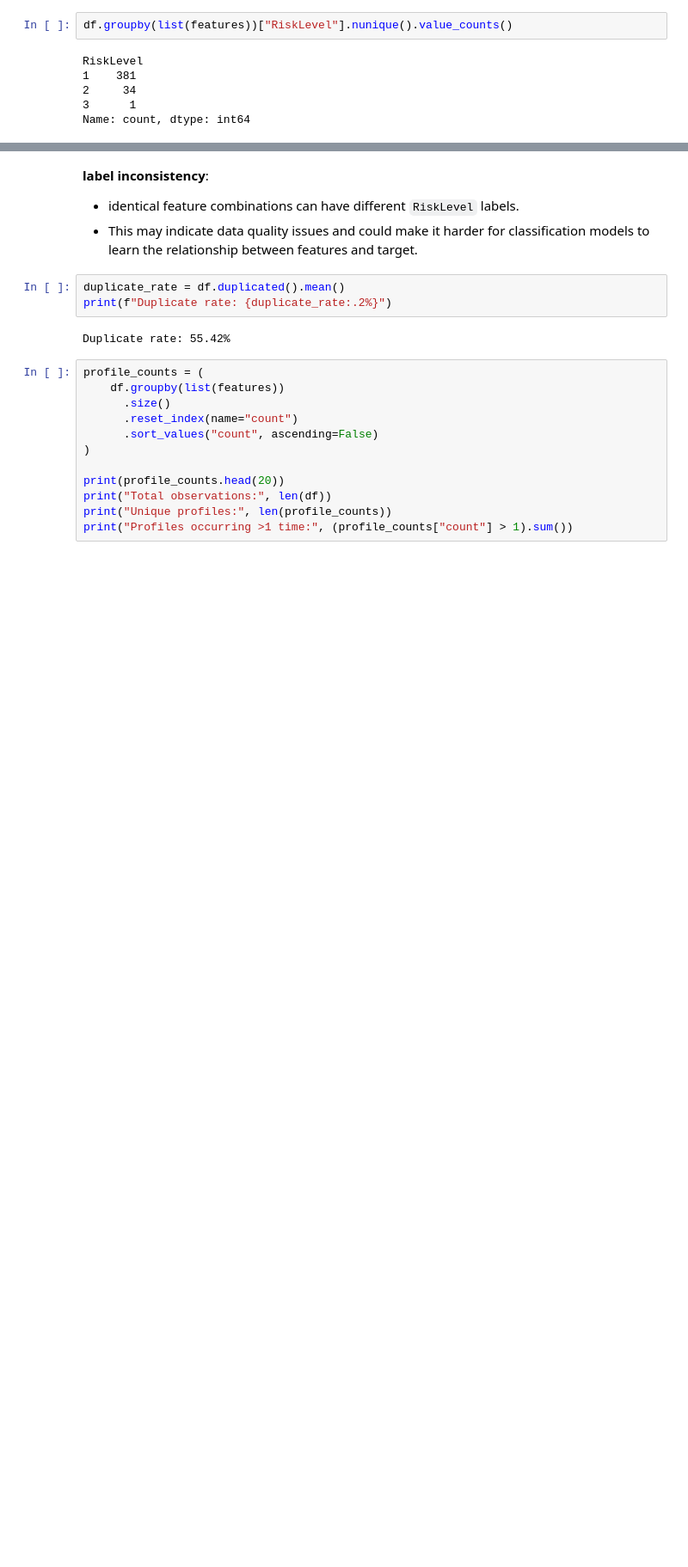
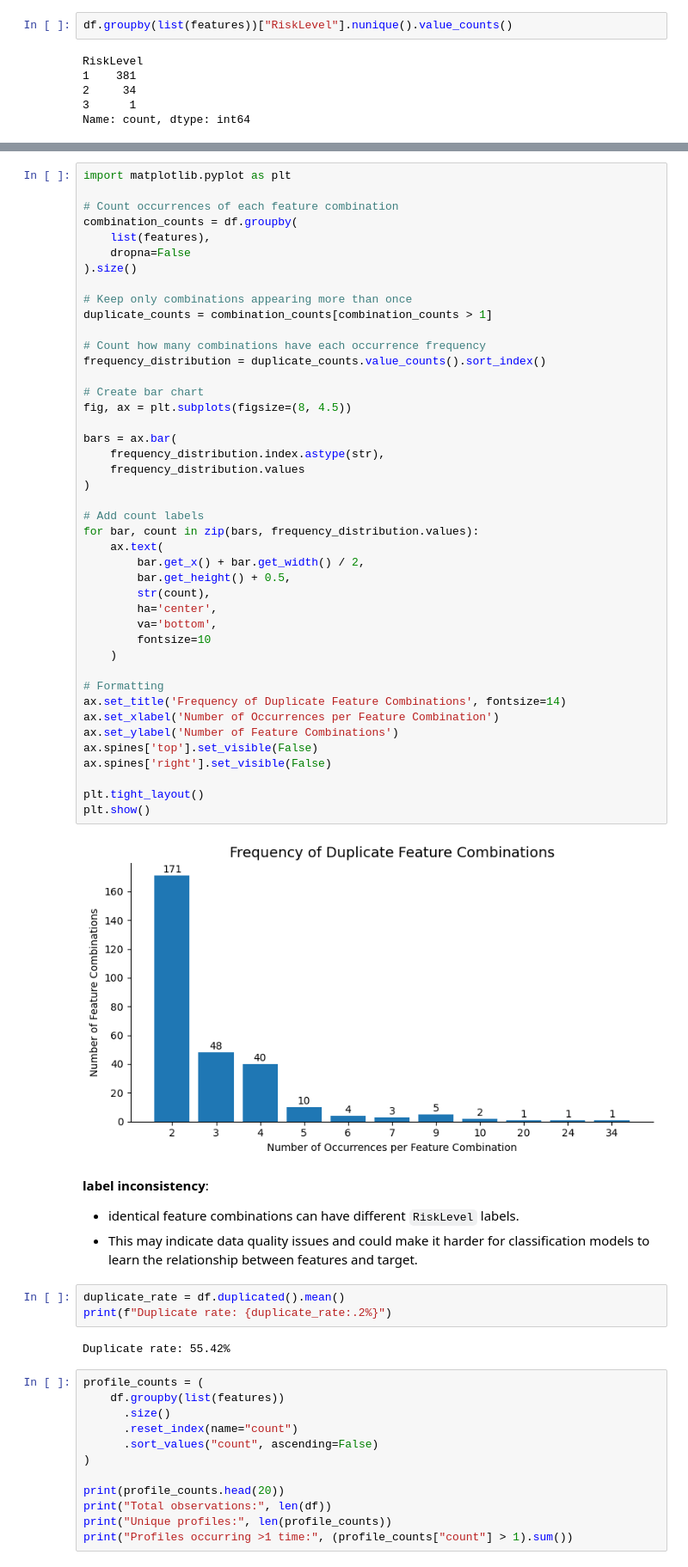
Before and after one commit to BingerLiang77/maternal_risk, a Jupyter notebook: data_preprocessing.ipynb, the cells around one changed output, grey strips where cells are left out. Shown at 86% size. Drawn from its saved outputs; the diff is of its cells as text; blank space fills up the shorter version.

```diff
--- a/data_preprocessing.ipynb
+++ b/data_preprocessing.ipynb
@@ -115,3 +168,48 @@ Name: count, dtype: int64
+# %%
+import matplotlib.pyplot as plt
+
+# Count occurrences of each feature combination
+combination_counts = df.groupby(
+    list(features),
+    dropna=False
+).size()
+
+# Keep only combinations appearing more than once
+duplicate_counts = combination_counts[combination_counts > 1]
+
+# Count how many combinations have each occurrence frequency
+frequency_distribution = duplicate_counts.value_counts().sort_index()
+
+# Create bar chart
+fig, ax = plt.subplots(figsize=(8, 4.5))
+
+bars = ax.bar(
+    frequency_distribution.index.astype(str),
+    frequency_distribution.values
+)
+
+# Add count labels
+for bar, count in zip(bars, frequency_distribution.values):
+    ax.text(
+        bar.get_x() + bar.get_width() / 2,
+        bar.get_height() + 0.5,
+        str(count),
+        ha='center',
+        va='bottom',
+        fontsize=10
+    )
+
+# Formatting
+ax.set_title('Frequency of Duplicate Feature Combinations', fontsize=14)
+ax.set_xlabel('Number of Occurrences per Feature Combination')
+ax.set_ylabel('Number of Feature Combinations')
+ax.spines['top'].set_visible(False)
+ax.spines['right'].set_visible(False)
+
+plt.tight_layout()
+plt.show()
+# %% [output]
+[figure, added]
 # %% [markdown]
 **label inconsistency**:
 - identical feature combinations can have different `RiskLevel` labels.
```
Also changed, not shown: parts of 25 cells of this notebook, 8 other files.
